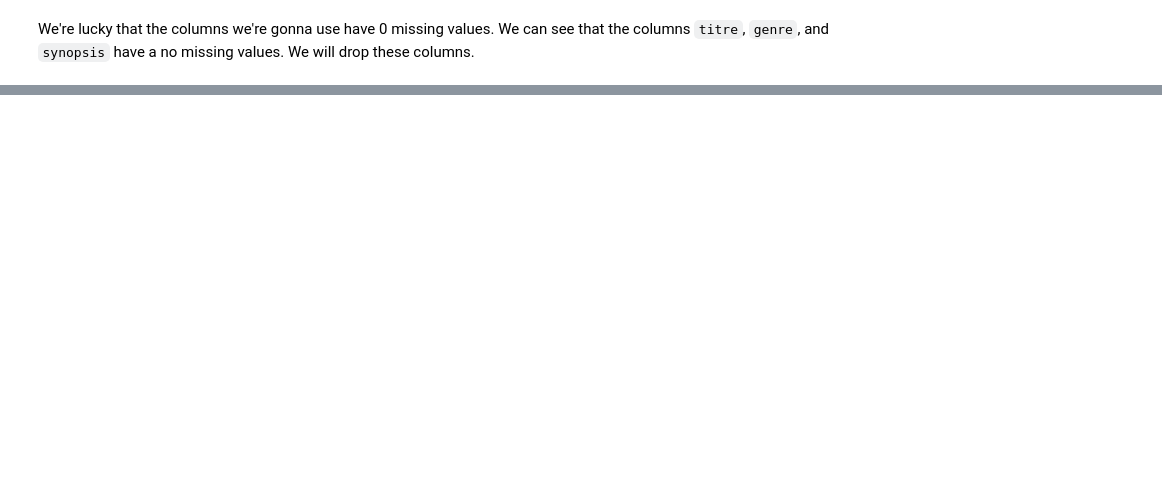
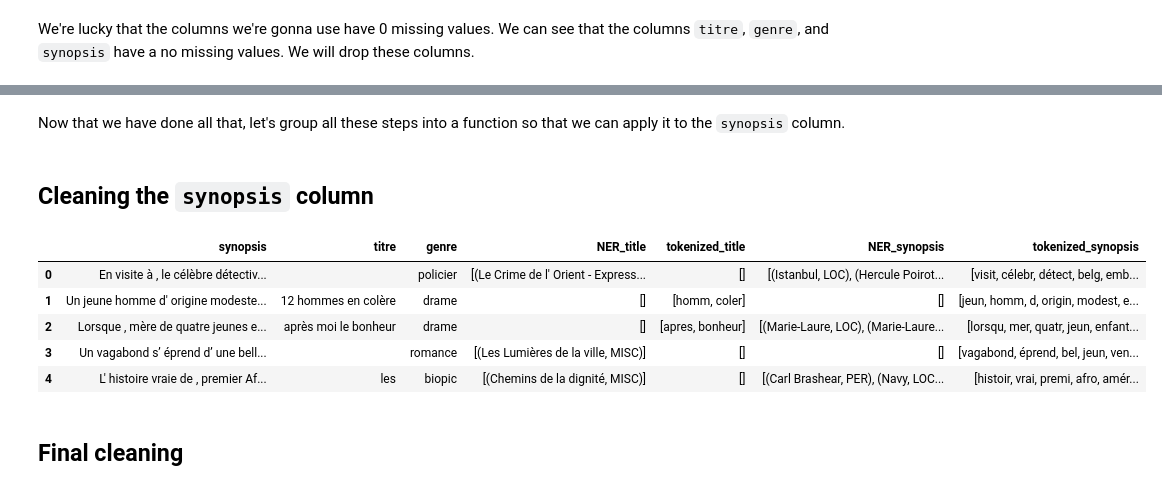
Before and after one commit to AymaneElmahi/whats-the-genre, a Jupyter notebook: preprocessing/preprocessing.ipynb, the cells around one changed output, grey strips where cells are left out. Cells and saved outputs as stored; diff of their text form; code cells hidden in the pictures; blank space fills up the shorter version.

```diff
--- a/preprocessing/preprocessing.ipynb
+++ b/preprocessing/preprocessing.ipynb
@@ -114,0 +205,5 @@ df.describe()
+# %%
+# convert the title to lowercase
+df_use['titre'] = df_use['titre'].str.lower()
+
+df_use.titre.head()
@@ -114,0 +257,15 @@ df.describe()
+# %%
+# stem the words
+from nltk.stem.snowball import FrenchStemmer
+stemmer = FrenchStemmer()
+df_use['tokenized_title'] = df_use['tokenized_title'].apply(lambda x: [stemmer.stem(item) for item in x])
+
+
+# list the most common words in the tokenized title
+from collections import Counter
+
+words = []
+for i in df_use['tokenized_title']:
+    words.extend(i)
+
+Counter(words).most_common(20)
@@ -114,0 +339,38 @@ df.describe()
+# %% [markdown]
+Now that we have done all that, let's group all these steps into a function so that we can apply it to the `synopsis` column.
+# %%
+def preprocess_text(text):
+    text = text.lower()
+    text = text.replace('-', ' ')
+    text = text.replace("'", ' ')
+    translator = str.maketrans('', '', string.punctuation)
+    text = text.translate(translator)
+    text = text.split()
+    # remove numbers
+    text = [item for item in text if item.isalpha()]
+    return text
+
+def stem(text,custom_stopwords=[]):
+    stemmer = FrenchStemmer()
+    text = [stemmer.stem(item) for item in text]
+    text = [item for item in text if item not in custom_stopwords]
+    return text
+# %% [markdown]
+## Cleaning the `synopsis` column
+# %%
+# add an empty column named ner_synopsis
+df_use['NER_synopsis'] = df_use['synopsis'].apply(lambda x: return_NER(x))
+remove_NER(df_use,'synopsis')
+df_use['tokenized_synopsis'] = df_use['synopsis'].apply(preprocess_text)
+df_use['tokenized_synopsis'] = df_use['tokenized_synopsis'].apply(lambda x: stem(x, custom_stopwords))
+
+df_use.head()
+# %% [output]
+|  | synopsis | titre | genre | NER_title | tokenized_title | NER_synopsis | tokenized_synopsis |
+| 0 | En visite à , le célèbre détectiv... |  | policier | [(Le Crime de l' Orient - Express... | [] | [(Istanbul, LOC), (Hercule Poirot... | [visit, célebr, détect, belg, emb... |
+| 1 | Un jeune homme d' origine modeste... | 12 hommes en colère | drame | [] | [homm, coler] | [] | [jeun, homm, d, origin, modest, e... |
+| 2 | Lorsque , mère de quatre jeunes e... | après moi le bonheur | drame | [] | [apres, bonheur] | [(Marie-Laure, LOC), (Marie-Laure... | [lorsqu, mer, quatr, jeun, enfant... |
+| 3 | Un vagabond s’ éprend d’ une bell... |  | romance | [(Les Lumières de la ville, MISC)] | [] | [] | [vagabond, éprend, bel, jeun, ven... |
+| 4 | L' histoire vraie de , premier Af... | les | biopic | [(Chemins de la dignité, MISC)] | [] | [(Carl Brashear, PER), (Navy, LOC... | [histoir, vrai, premi, afro, amér... |
+# %% [markdown]
+## Final cleaning
```
Also changed, not shown: parts of 32 cells of this notebook, 32 other files.
